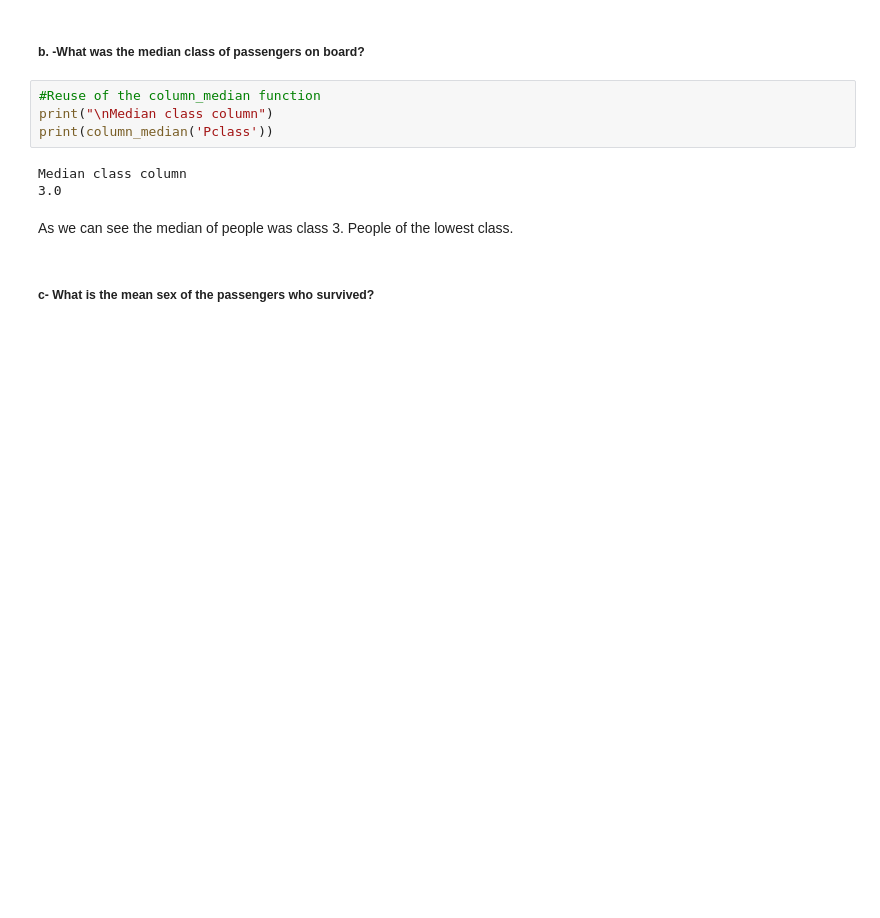
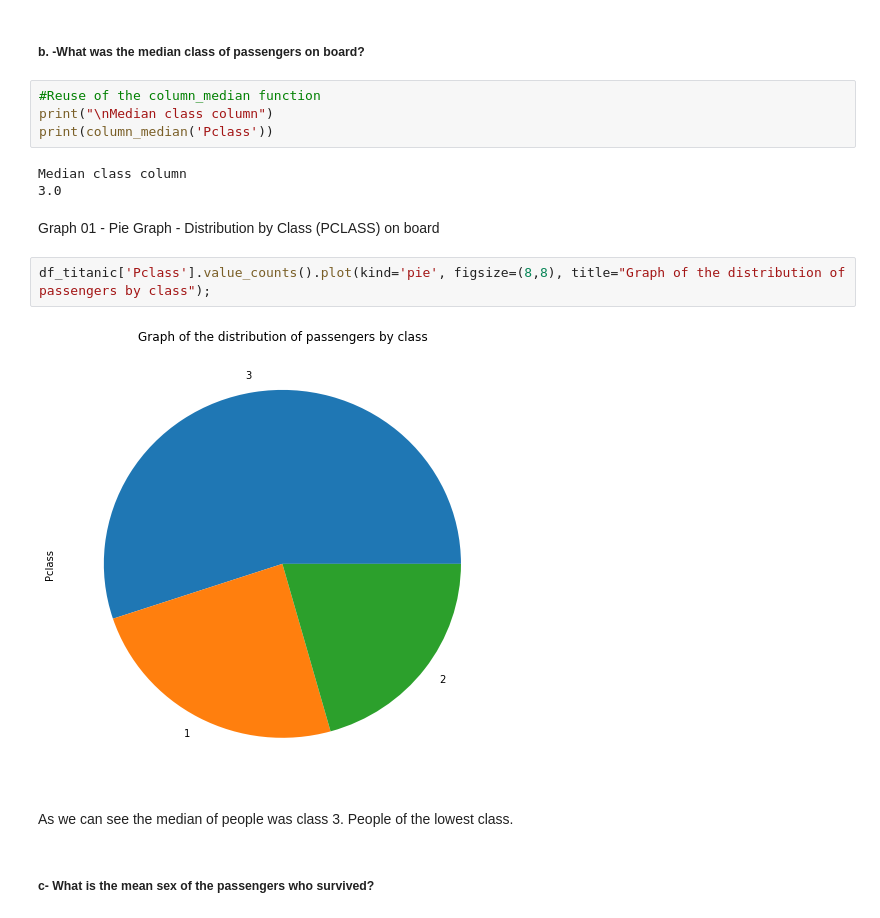
Before and after one commit to romulloferreira/Titanic_Dataset, a Jupyter notebook: Titanic_Dataset.ipynb, the cells around one changed output. Cells and saved outputs as stored; diff of their text form; blank space fills up the shorter version.

```diff
--- a/Titanic_Dataset.ipynb
+++ b/Titanic_Dataset.ipynb
@@ -244,6 +244,12 @@ print(column_median('Pclass'))
 # %% [output]
 Median class column
 3.0
+# %% [markdown]
+Graph 01 - Pie Graph - Distribution by Class (PCLASS) on board
+# %%
+df_titanic['Pclass'].value_counts().plot(kind='pie', figsize=(8,8), title="Graph of the distribution of passengers by class");
+# %% [output]
+[figure, added]
 # %% [markdown]
 As we can see the median of people was class 3. People of the lowest class.
 # %% [markdown]
```
Also changed, not shown: parts of 9 cells of this notebook.
